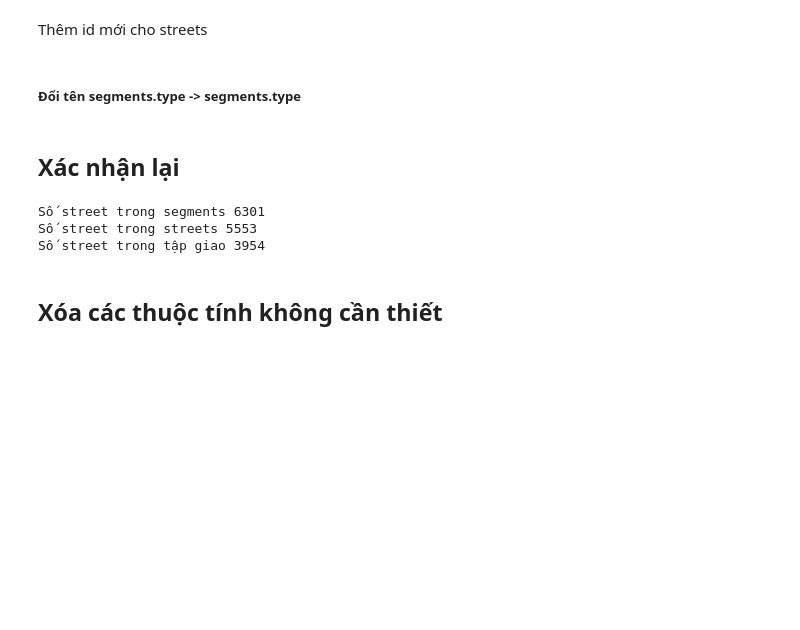
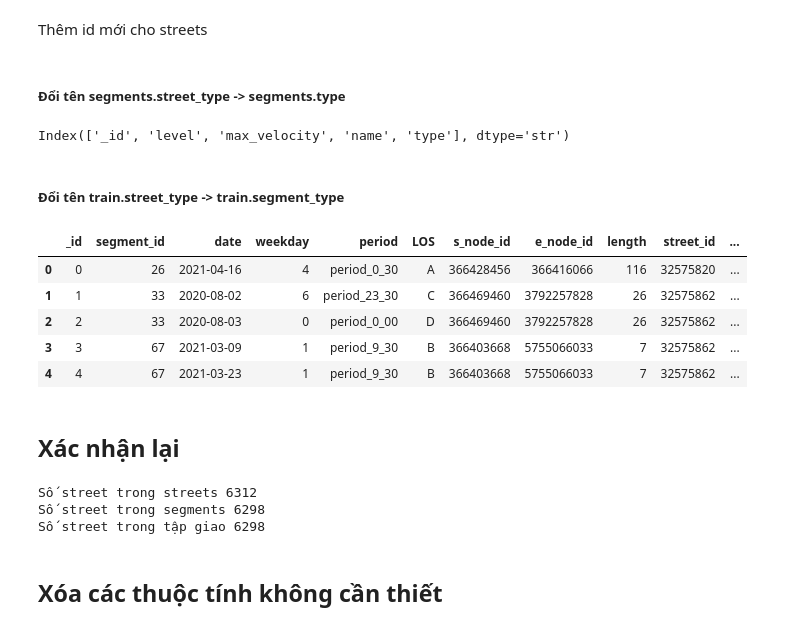
Before and after one commit to An-Sadek/HCM_IOT_GNN, a Jupyter notebook: preprocess/exploration.ipynb, the cells around one changed output. Cells and saved outputs as stored; diff of their text form; code cells hidden in the pictures; blank space fills up the shorter version.

```diff
--- a/preprocess/exploration.ipynb
+++ b/preprocess/exploration.ipynb
@@ -935,3 +1021,3 @@ for _id, group in conflicts_df.groupby('_id'):
 # %% [markdown]
-##### Đổi tên segments.type -> segments.type
+##### Đổi tên segments.street_type -> segments.type
 # %%
@@ -939,13 +1025,48 @@ segments_df = segments_df.rename(columns={"street_type": "type"})
+# %%
+new_streets_df.columns
+# %% [output]
+Index(['_id', 'level', 'max_velocity', 'name', 'type'], dtype='str')
+# %% [markdown]
+##### Đổi tên train.street_type -> train.segment_type
+# %%
+new_train_df = new_train_df.rename(columns={"street_type": "segment_type"})
+new_train_df.head()
+# %% [output]
+|  | _id | segment_id | date | weekday | period | LOS | s_node_id | e_node_id | length | street_id | ... |
+| 0 | 0 | 26 | 2021-04-16 | 4 | period_0_30 | A | 366428456 | 366416066 | 116 | 32575820 | ... |
+| 1 | 1 | 33 | 2020-08-02 | 6 | period_23_30 | C | 366469460 | 3792257828 | 26 | 32575862 | ... |
+| 2 | 2 | 33 | 2020-08-03 | 0 | period_0_00 | D | 366469460 | 3792257828 | 26 | 32575862 | ... |
+| 3 | 3 | 67 | 2021-03-09 | 1 | period_9_30 | B | 366403668 | 5755066033 | 7 | 32575862 | ... |
+| 4 | 4 | 67 | 2021-03-23 | 1 | period_9_30 | B | 366403668 | 5755066033 | 7 | 32575862 | ... |
 # %% [markdown]
 ## Xác nhận lại
 # %%
+streets_street = set(
+    new_streets_df[[
+        "_id",
+        "level",
+        "max_velocity",
+        "name"
+    ]].apply(tuple, axis=1)
+)
+
+segments_street = set(
+    new_segments_df[[
+        "street_id",
+        "street_level",
+        "max_velocity",
+        "street_name"
+    ]].apply(tuple, axis=1)
+)
+
+inter_segments_streets_street = streets_street & segments_street
+print("Số street trong streets", len(streets_street))
 print("Số street trong segments", len(segments_street))
-print("Số street trong streets", len(streets_street))
 print("Số street trong tập giao", len(inter_segments_streets_street))
 # %% [output]
-Số street trong segments 6301
-Số street trong streets 5553
-Số street trong tập giao 3954
+Số street trong streets 6312
+Số street trong segments 6298
+Số street trong tập giao 6298
 # %% [markdown]
 ## Xóa các thuộc tính không cần thiết
 # %%
```
Also changed, not shown: parts of 48 cells of this notebook, 5 other files.
